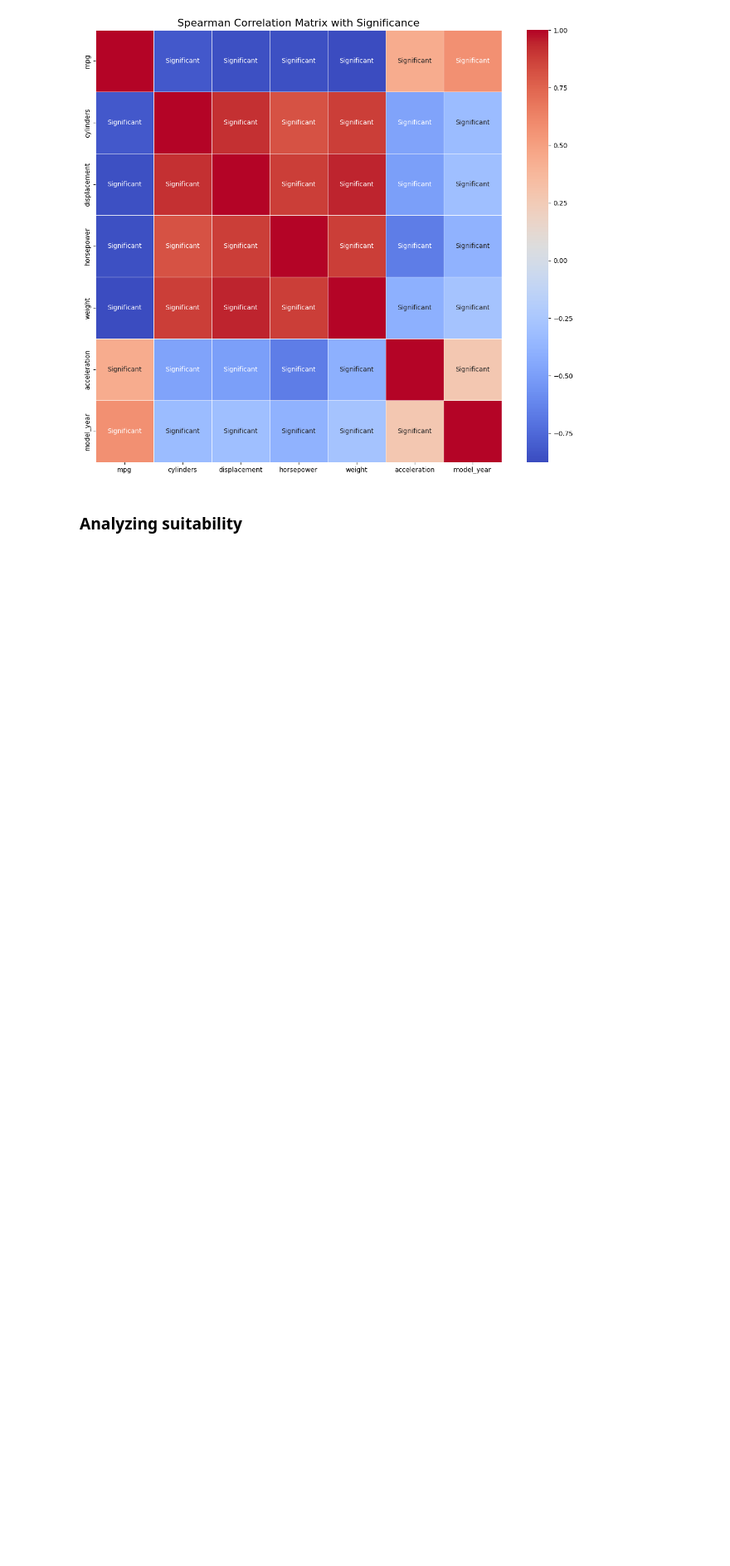
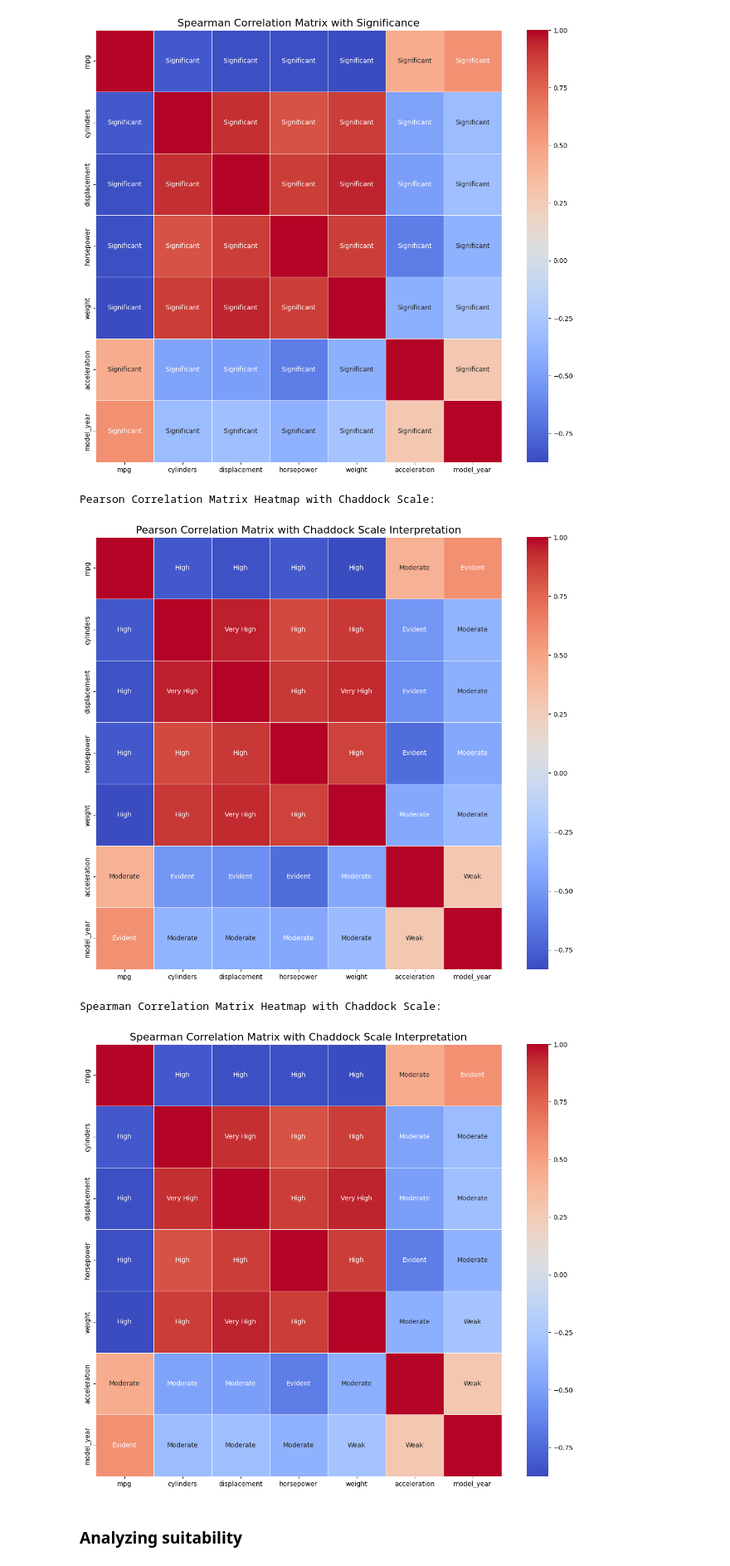
Before and after one commit to invisiofficial/1f989751bcea4065b5eb562c5217d641bc0198b3691ae3788917facf6af69728, a Jupyter notebook: FactorAnalysis.ipynb, the cells around one changed output. Shown at 83% size. Cells and saved outputs as stored; diff of their text form; code cells hidden in the pictures; blank space fills up the shorter version.

Commit message:
Chaddock scale Heatmap is added

```diff
--- a/FactorAnalysis.ipynb
+++ b/FactorAnalysis.ipynb
@@ -279,6 +279,55 @@ Generating Pearson correlation significance matrix...
 [figure]
 Generating Spearman correlation significance matrix...
 [figure]
+# %%
+def get_chaddock_label(corr_value):
+    # Take the absolute value to measure the strength of the correlation
+    val = abs(corr_value)
+
+    # Apply Chaddock scale criteria
+    if val >= 0.9:
+        return 'Very High'
+    elif val >= 0.7:
+        return 'High'
+    elif val >= 0.5:
+        return 'Evident'
+    elif val >= 0.3:
+        return 'Moderate'
+    elif val >= 0.1:
+        return 'Weak'
+    else:
+        return 'Very Weak'
+# %%
+# Apply the Chaddock scale function to the Pearson correlation matrix
+labels_pearson_chaddock = pearson_corr.applymap(get_chaddock_label)
+
+# Set the diagonal to an empty string to avoid self-correlation labels
+np.fill_diagonal(labels_pearson_chaddock.values, '')
+
+# Visualize the Pearson correlation matrix with Chaddock scale labels
+print("\nPearson Correlation Matrix Heatmap with Chaddock Scale:")
+plt.figure(figsize=(14, 12))
+sns.heatmap(pearson_corr, annot=labels_pearson_chaddock, fmt='s', cmap='coolwarm', linewidths=.5)
+plt.title('Pearson Correlation Matrix with Chaddock Scale Interpretation', fontsize=16)
+plt.show()
+
+# Apply the Chaddock scale function to the Spearman correlation matrix
+labels_spearman_chaddock = spearman_corr.applymap(get_chaddock_label)
+
+# Set the diagonal to an empty string
+np.fill_diagonal(labels_spearman_chaddock.values, '')
+
+# Visualize the Spearman correlation matrix with Chaddock scale labels
+print("\nSpearman Correlation Matrix Heatmap with Chaddock Scale:")
+plt.figure(figsize=(14, 12))
+sns.heatmap(spearman_corr, annot=labels_spearman_chaddock, fmt='s', cmap='coolwarm', linewidths=.5)
+plt.title('Spearman Correlation Matrix with Chaddock Scale Interpretation', fontsize=16)
+plt.show()
+# %% [output]
+Pearson Correlation Matrix Heatmap with Chaddock Scale:
+[figure, added]
+Spearman Correlation Matrix Heatmap with Chaddock Scale:
+[figure, added]
 # %% [markdown]
 ### Analyzing suitability
 # %%
```
